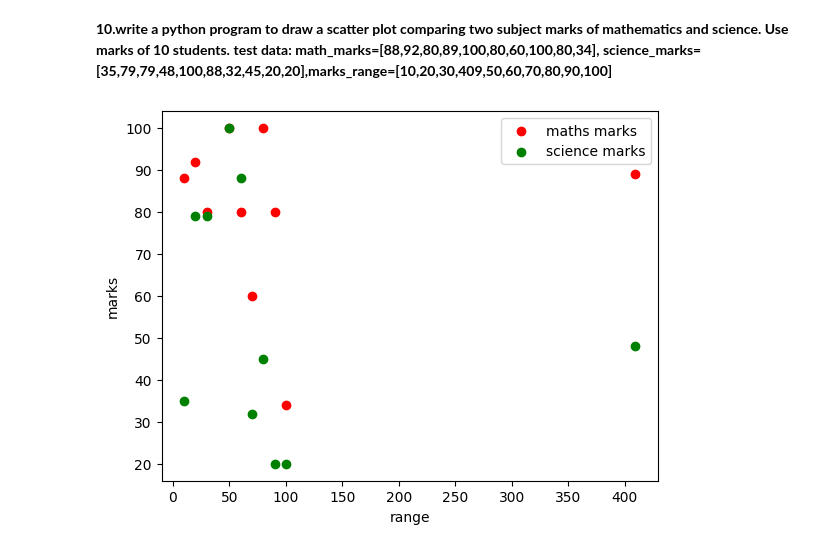
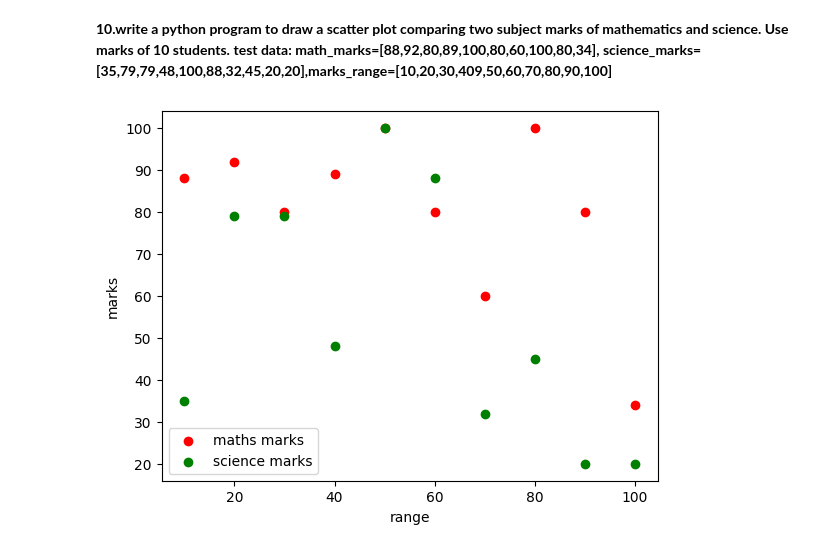
Before and after one commit to bhavanatheruvath/DSLAB, a Jupyter notebook: exp3.ipynb, the cells around one changed output. Saved outputs shown, nothing was run; the diff lists cells and outputs as text; code cells hidden in the pictures.

```diff
--- a/exp3.ipynb
+++ b/exp3.ipynb
@@ -134,17 +134,17 @@ py.show()
 # %%
 math_marks=[88,92,80,89,100,80,60,100,80,34]
 science_marks=[35,79,79,48,100,88,32,45,20,20]
-marks_range=[10,20,30,409,50,60,70,80,90,100]
+marks_range=[10,20,30,40,50,60,70,80,90,100]
 
 py.scatter(marks_range,math_marks,label="maths marks",color="red")
 py.xlabel("range")
 py.ylabel("marks")
 
 py.scatter(marks_range,science_marks,label="science marks",color="green")
 py.xlabel("range")
 py.ylabel("marks")
 
 py.legend()
 py.show()
 # %% [output]
-[figure, old version]
+[figure, new version]
```
Also changed, not shown: 2 other files.
